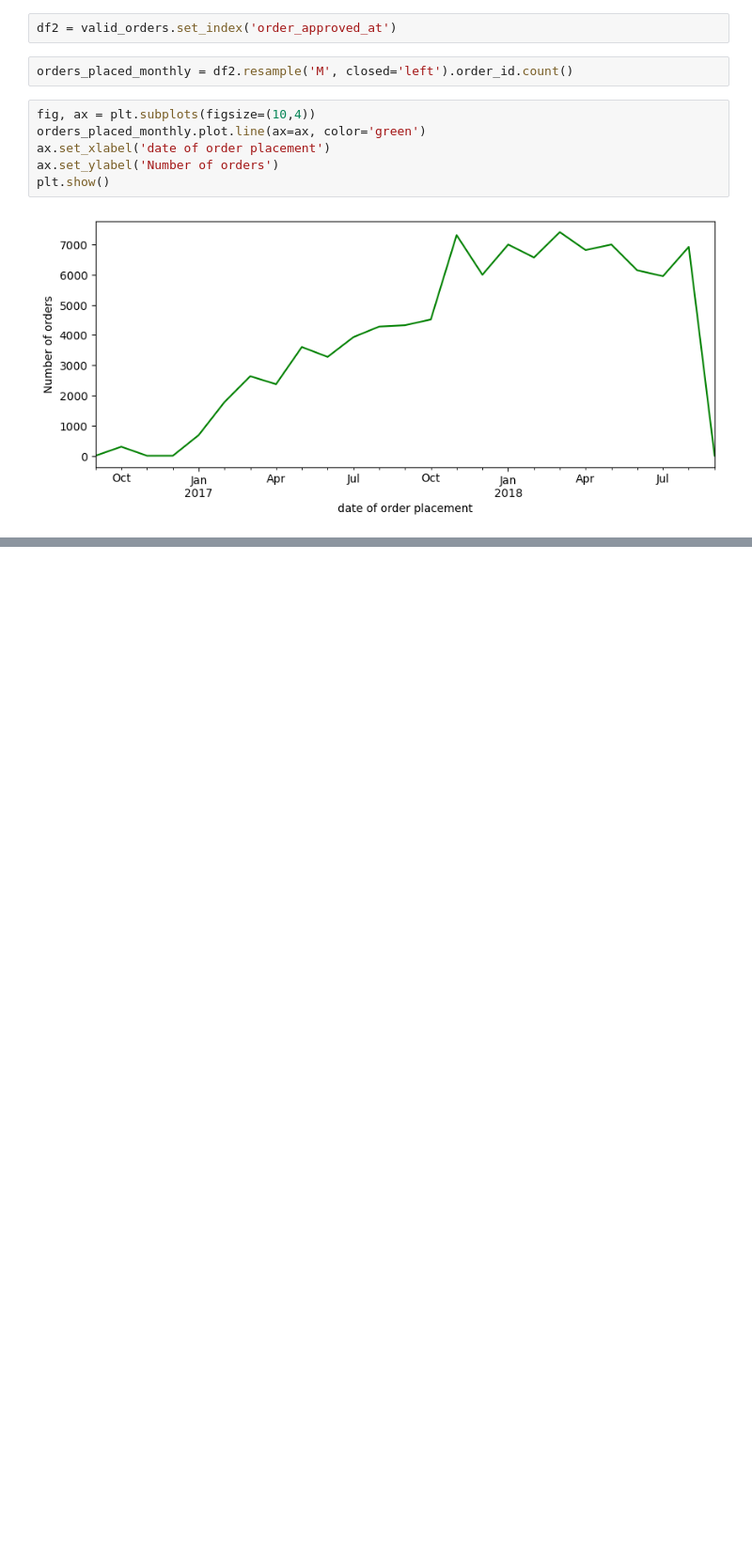
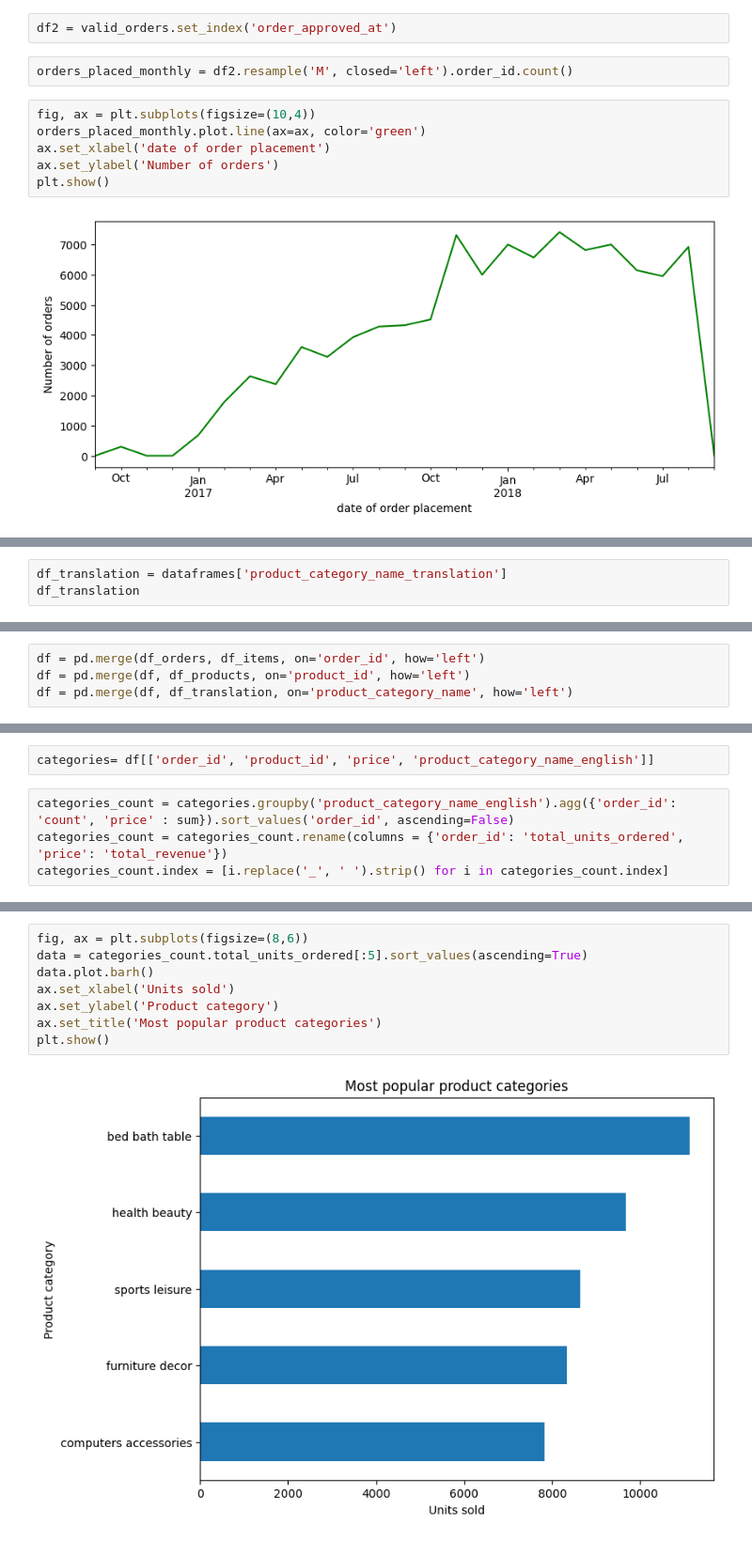
Before and after one commit to chusk2/git_, a Jupyter notebook: olist.ipynb, the cells around one changed output, grey strips where cells are left out. Shown: that part at 94% size. Saved outputs shown, nothing was run; the diff lists cells and outputs as text; blank space fills up the shorter version.

```diff
--- a/olist.ipynb
+++ b/olist.ipynb
@@ -284,0 +240,3 @@ plt.show()
+# %%
+df_translation = dataframes['product_category_name_translation']
+df_translation
@@ -284,0 +257,4 @@ plt.show()
+# %%
+df = pd.merge(df_orders, df_items, on='order_id', how='left')
+df = pd.merge(df, df_products, on='product_id', how='left')
+df = pd.merge(df, df_translation, on='product_category_name', how='left')
@@ -284,0 +281,6 @@ plt.show()
+# %%
+categories= df[['order_id', 'product_id', 'price', 'product_category_name_english']]
+# %%
+categories_count = categories.groupby('product_category_name_english').agg({'order_id': 'count', 'price' : sum}).sort_values('order_id', ascending=False)
+categories_count = categories_count.rename(columns = {'order_id': 'total_units_ordered', 'price': 'total_revenue'})
+categories_count.index = [i.replace('_', ' ').strip() for i in categories_count.index]
@@ -284,0 +303,10 @@ plt.show()
+# %%
+fig, ax = plt.subplots(figsize=(8,6))
+data = categories_count.total_units_ordered[:5].sort_values(ascending=True)
+data.plot.barh()
+ax.set_xlabel('Units sold')
+ax.set_ylabel('Product category')
+ax.set_title('Most popular product categories')
+plt.show()
+# %% [output]
+[figure, added]
```
Also changed, not shown: parts of 63 cells of this notebook.
